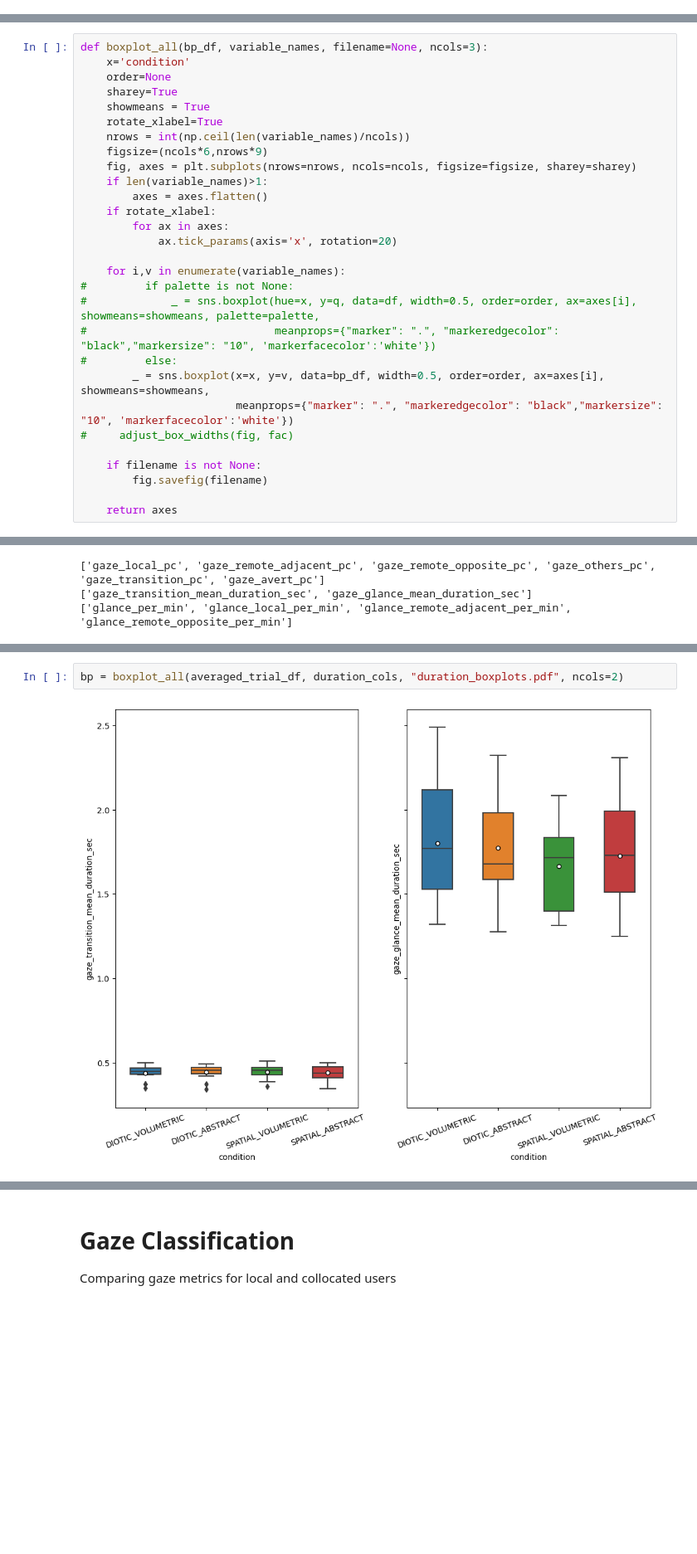
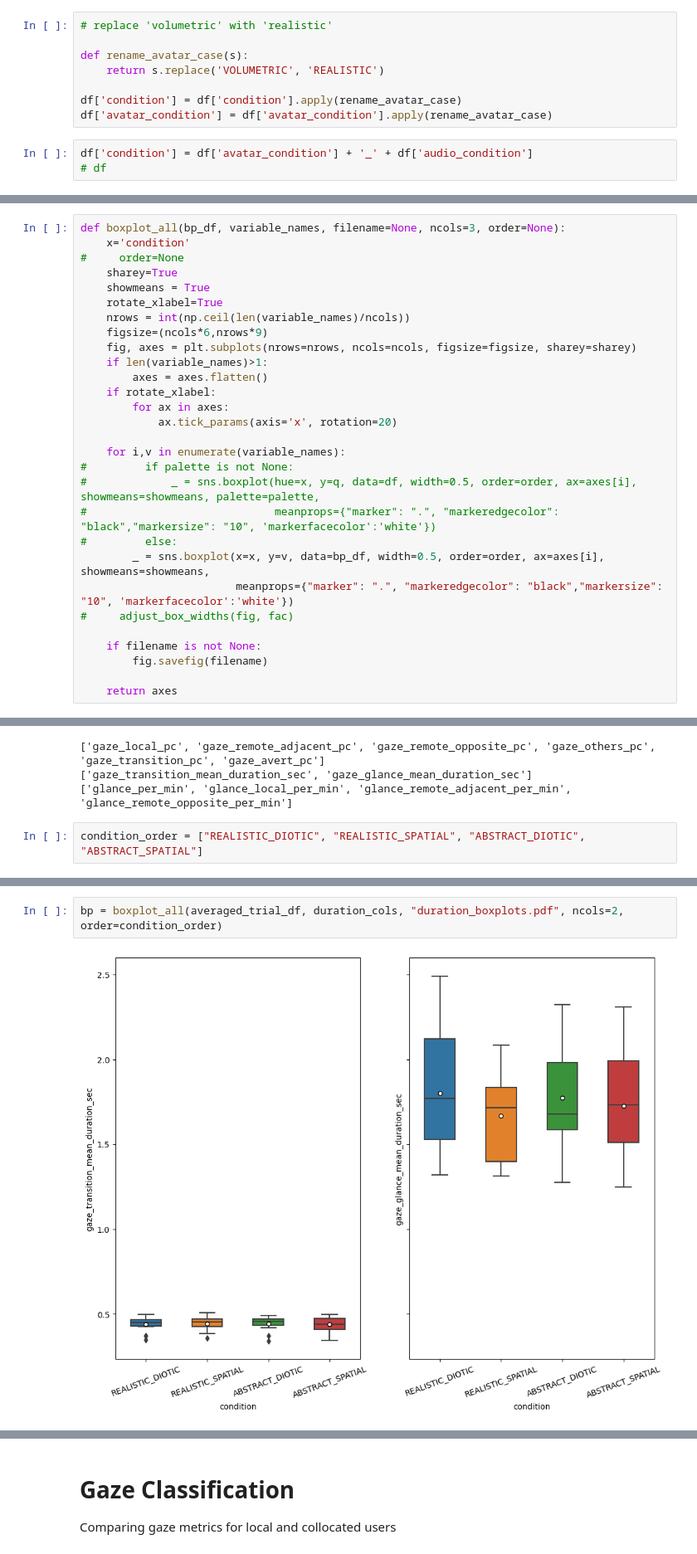
Before and after one commit to gary444/Recording-And-Analysis-Plugin, a Jupyter notebook: Python/GazeStatisticalAnalysis.ipynb, the cells around one changed output, grey strips where cells are left out. Shown at 83% size. Drawn from its saved outputs; the diff is of its cells as text; blank space fills up the shorter version.

```diff
--- a/Python/GazeStatisticalAnalysis.ipynb
+++ b/Python/GazeStatisticalAnalysis.ipynb
@@ -47,3 +75,14 @@ df
+# %%
+# replace 'volumetric' with 'realistic'
+
+def rename_avatar_case(s):
+    return s.replace('VOLUMETRIC', 'REALISTIC')
+
+df['condition'] = df['condition'].apply(rename_avatar_case)
+df['avatar_condition'] = df['avatar_condition'].apply(rename_avatar_case)
+# %%
+df['condition'] = df['avatar_condition'] + '_' + df['audio_condition']
+# df
 # %%
 # outlier / missing data detection
 
@@ -171,9 +210,9 @@ audio_condition                   1.240431     1.0    15.0  0.282917
 avatar_condition                  1.752632     1.0    15.0  0.205368
 audio_condition:avatar_condition  1.192758     1.0    15.0  0.292005
 # %%
-def boxplot_all(bp_df, variable_names, filename=None, ncols=3):
+def boxplot_all(bp_df, variable_names, filename=None, ncols=3, order=None):
     x='condition'
-    order=None
+#     order=None
     sharey=True
     showmeans = True
     rotate_xlabel=True
@@ -212,4 +251,6 @@ print(freq_cols)
 ['gaze_local_pc', 'gaze_remote_adjacent_pc', 'gaze_remote_opposite_pc', 'gaze_others_pc', 'gaze_transition_pc', 'gaze_avert_pc']
 ['gaze_transition_mean_duration_sec', 'gaze_glance_mean_duration_sec']
 ['glance_per_min', 'glance_local_per_min', 'glance_remote_adjacent_per_min', 'glance_remote_opposite_per_min']
+# %%
+condition_order = ["REALISTIC_DIOTIC", "REALISTIC_SPATIAL", "ABSTRACT_DIOTIC", "ABSTRACT_SPATIAL"]
 # %%
@@ -219,5 +264,5 @@ bp = boxplot_all(averaged_trial_df, pc_cols, "pc_boxplots.pdf")
 # %%
-bp = boxplot_all(averaged_trial_df, duration_cols, "duration_boxplots.pdf", ncols=2)
+bp = boxplot_all(averaged_trial_df, duration_cols, "duration_boxplots.pdf", ncols=2, order=condition_order)
 # %% [output]
-[figure, old version]
+[figure, new version]
 # %%
```
Also changed, not shown: parts of 18 cells of this notebook, 11 other files.
